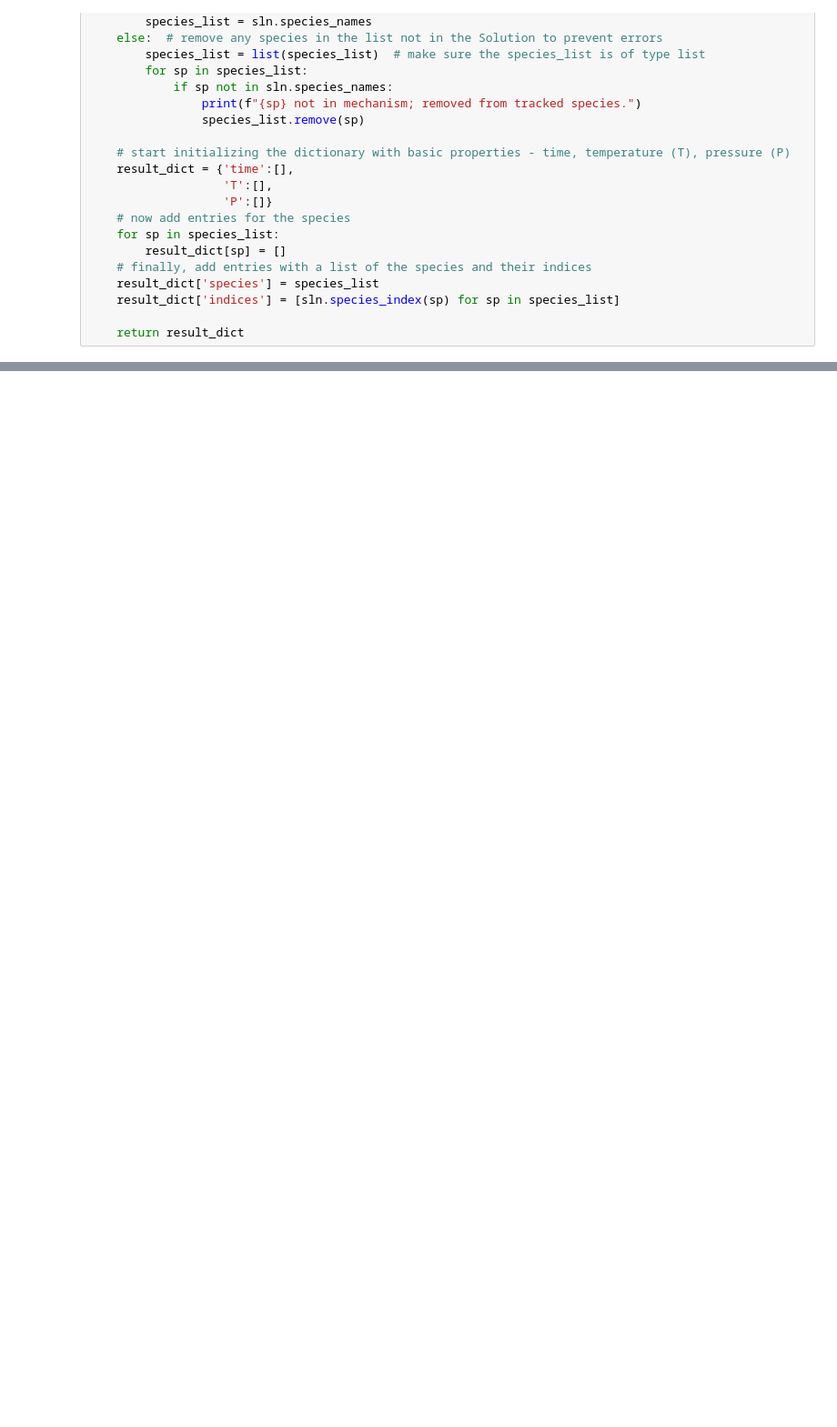
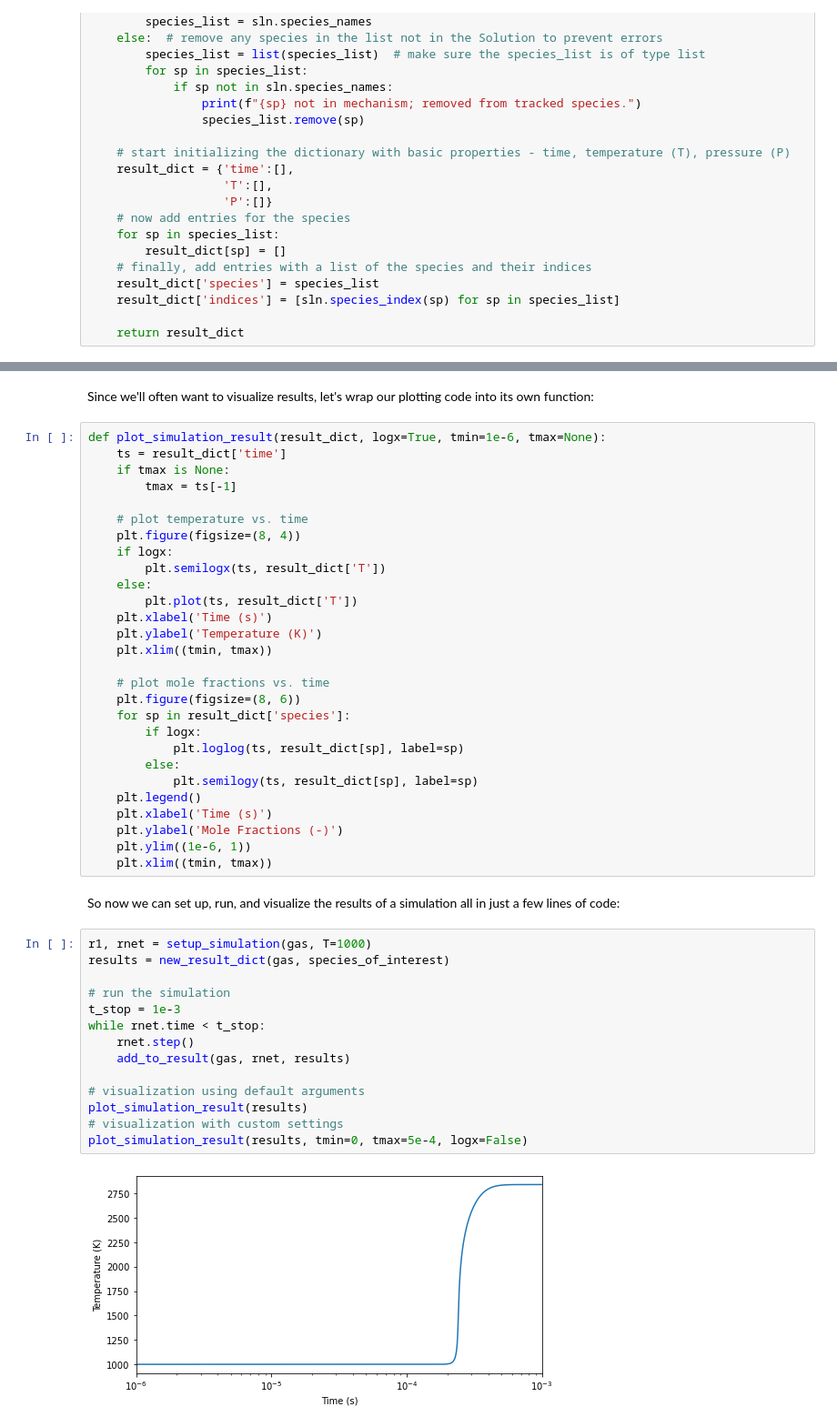
Before and after one commit to ajsusa/ME362B, a Jupyter notebook: notebooks/tutorial_2_cantera_functions.ipynb, the cells around one changed output, grey strips where cells are left out. Shown at 91% size. Drawn from its saved outputs; the diff is of its cells as text; blank space fills up the shorter version.

Commit message:
Continued tutorial_2_cantera_functions.ipynb development
Signed-off-by: asusa <asusa@stanford.edu>

```diff
--- a/notebooks/tutorial_2_cantera_functions.ipynb
+++ b/notebooks/tutorial_2_cantera_functions.ipynb
@@ -528,0 +634,48 @@ def new_result_dict(sln: ct.Solution, species_list=None):
+# %% [markdown]
+Since we'll often want to visualize results, let's wrap our plotting code into its own function:
+# %%
+def plot_simulation_result(result_dict, logx=True, tmin=1e-6, tmax=None):
+    ts = result_dict['time']
+    if tmax is None:
+        tmax = ts[-1]
+
+    # plot temperature vs. time
+    plt.figure(figsize=(8, 4))
+    if logx:
+        plt.semilogx(ts, result_dict['T'])
+    else:
+        plt.plot(ts, result_dict['T'])
+    plt.xlabel('Time (s)')
+    plt.ylabel('Temperature (K)')
+    plt.xlim((tmin, tmax))
+
+    # plot mole fractions vs. time
+    plt.figure(figsize=(8, 6))
+    for sp in result_dict['species']:
+        if logx:
+            plt.loglog(ts, result_dict[sp], label=sp)
+        else:
+            plt.semilogy(ts, result_dict[sp], label=sp)
+    plt.legend()
+    plt.xlabel('Time (s)')
+    plt.ylabel('Mole Fractions (-)')
+    plt.ylim((1e-6, 1))
+    plt.xlim((tmin, tmax))
+# %% [markdown]
+So now we can set up, run, and visualize the results of a simulation all in just a few lines of code:
+# %%
+r1, rnet = setup_simulation(gas, T=1000)
+results = new_result_dict(gas, species_of_interest)
+
+# run the simulation
+t_stop = 1e-3
+while rnet.time < t_stop:
+    rnet.step()
+    add_to_result(gas, rnet, results)
+
+# visualization using default arguments
+plot_simulation_result(results)
+# visualization with custom settings
+plot_simulation_result(results, tmin=0, tmax=5e-4, logx=False)
+# %% [output]
+[figure, added]
```
Also changed, not shown: parts of 49 cells of this notebook.
